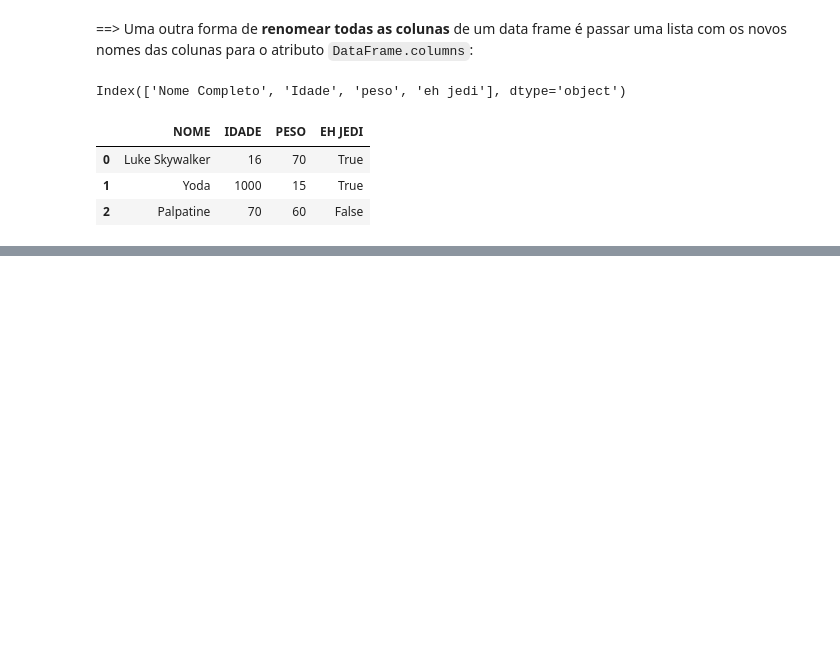
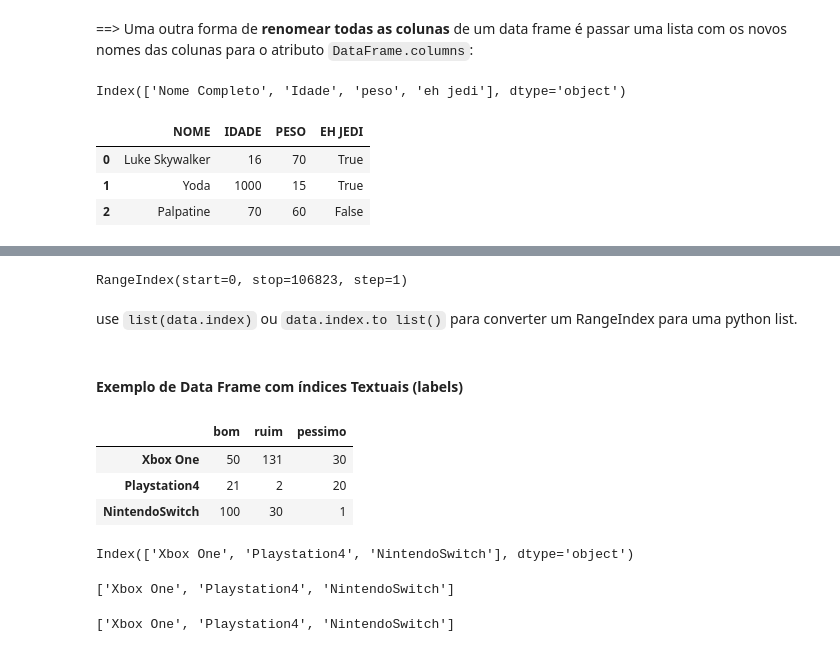
Before and after one commit to AriiiAlves/Aprendendo-Pandas, a Jupyter notebook: Aulas #03 a #25 - Manipulação de dados com pandas.ipynb, the cells around one changed output, grey strips where cells are left out. Drawn from its saved outputs; the diff is of its cells as text; code cells hidden in the pictures; blank space fills up the shorter version.

```diff
--- a/Aulas #03 a #25 - Manipulação de dados com pandas.ipynb
+++ b/Aulas #03 a #25 - Manipulação de dados com pandas.ipynb
@@ -266,0 +608,33 @@ personagens_df
+# %%
+data.index
+# %% [output]
+RangeIndex(start=0, stop=106823, step=1)
+# %% [markdown]
+use `list(data.index)` ou `data.index.to list()` para converter um RangeIndex para uma python list.
+# %% [markdown]
+#### **Exemplo de Data Frame com índices Textuais (labels)**
+# %%
+pesquisa_de_satisfacao = pd.DataFrame({
+    'bom': [50, 21, 100],
+    'ruim': [131, 2, 30],
+    'pessimo': [30, 20, 1]
+}, index=['Xbox One', 'Playstation4', 'NintendoSwitch'])
+# %%
+pesquisa_de_satisfacao
+# %% [output]
+|  | bom | ruim | pessimo |
+| Xbox One | 50 | 131 | 30 |
+| Playstation4 | 21 | 2 | 20 |
+| NintendoSwitch | 100 | 30 | 1 |
+# %%
+pesquisa_de_satisfacao.index
+# %% [output]
+Index(['Xbox One', 'Playstation4', 'NintendoSwitch'], dtype='object')
+# %%
+print(list(pesquisa_de_satisfacao.index))
+# %% [output]
+['Xbox One', 'Playstation4', 'NintendoSwitch']
+# %%
+print(pesquisa_de_satisfacao.index.to_list())
+# %% [output]
+['Xbox One', 'Playstation4', 'NintendoSwitch']
```
Also changed, not shown: parts of 39 cells of this notebook.
